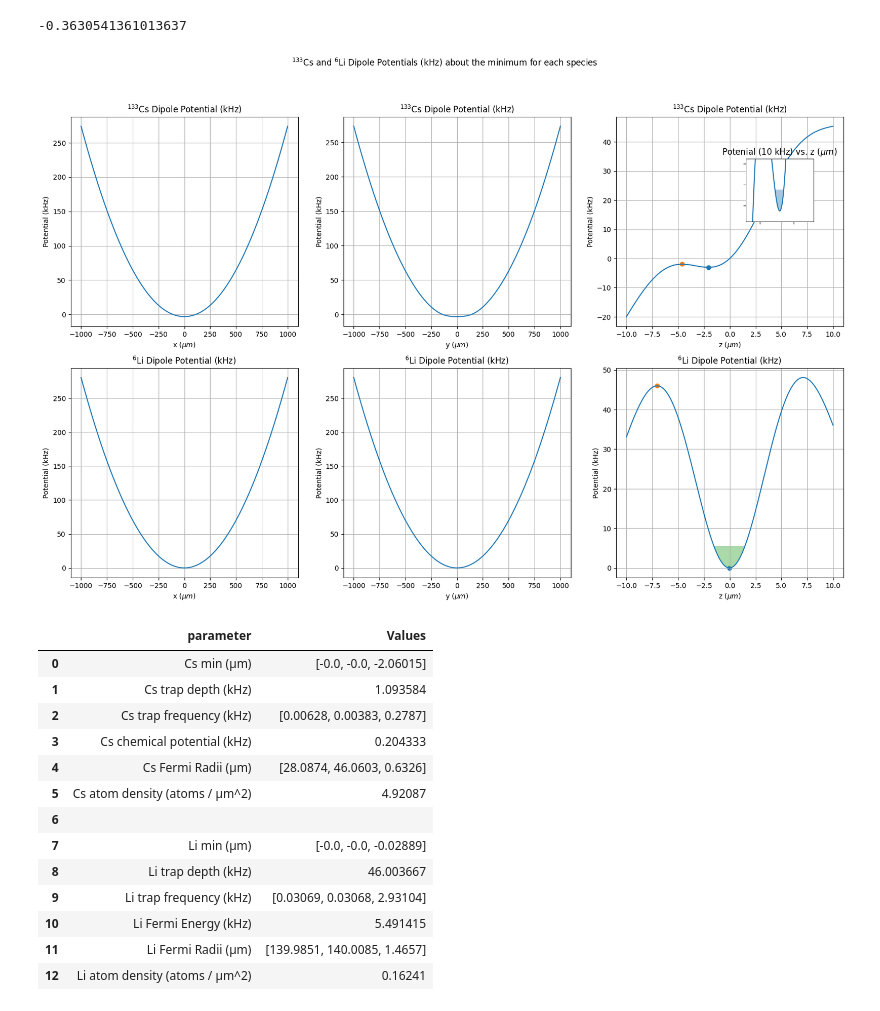
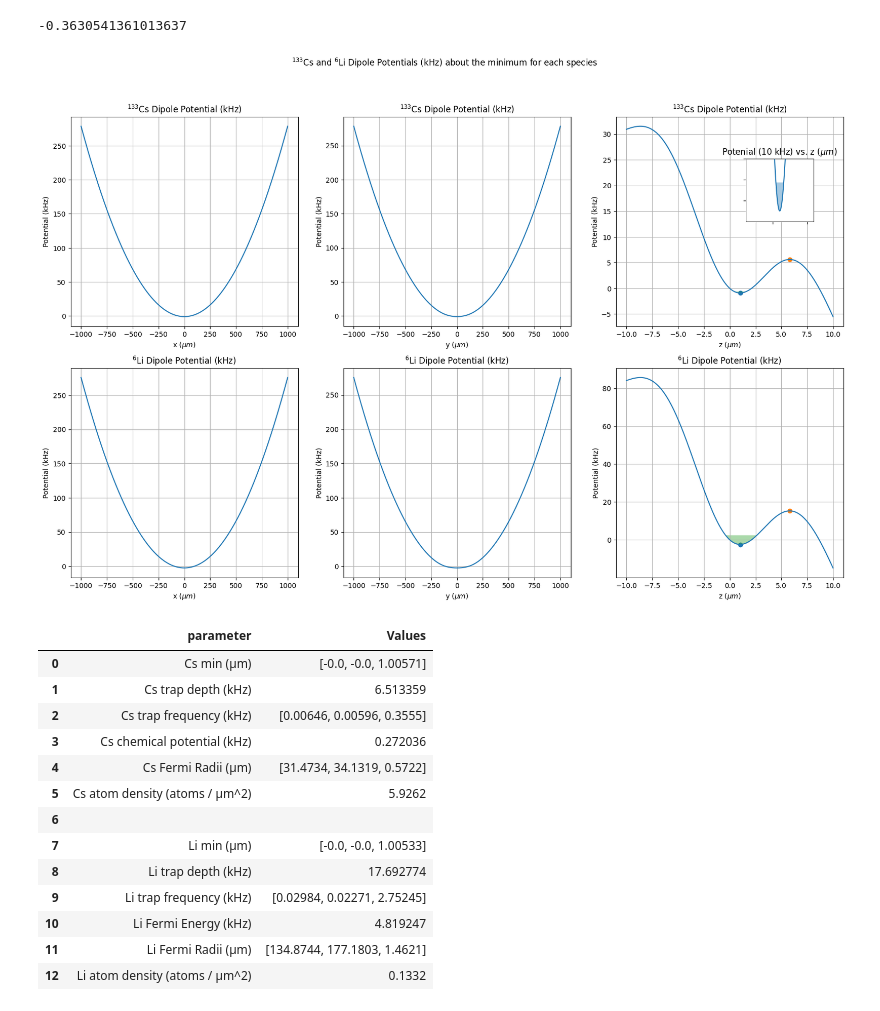
Before and after one commit to Mouhamedm17/DipoleTrappingCalculations, a Jupyter notebook: FlatTrap.ipynb, the cells around one changed output. Cells and saved outputs as stored; diff of their text form; code cells hidden in the pictures.

Commit message:
current flat trap results with a magnetic field gradient to improve overlap in z-direction

```diff
--- a/FlatTrap.ipynb
+++ b/FlatTrap.ipynb
@@ -343,13 +343,13 @@ def plot_total_potential(potens, ranges, const_vals, main_title, trap=None):
         axs[0,2].scatter(cs_z1*1e6, cs_max_poten)
 
         cs_threshold = cs_min_poten + chem_potens[0]
-        axs[0,2].fill_between(z*1e6, cs_vals_3, cs_threshold, where=(z > cs_z1) & (z < -cs_z1) & (cs_vals_3 < cs_threshold), alpha=0.4)
+        axs[0,2].fill_between(z*1e6, cs_vals_3, cs_threshold, where=(z < cs_z1) & (z > -cs_z1) & (cs_vals_3 < cs_threshold), alpha=0.4)
 
         axs[1,2].scatter(li_z0*1e6, li_min_poten)
         axs[1,2].scatter(li_z1*1e6, li_max_poten)
 
         li_threshold = li_min_poten + chem_potens[1]
-        axs[1,2].fill_between(z*1e6, li_vals_3, li_threshold, where=(z > li_z1) & (z < -li_z1) & (li_vals_3 < li_threshold), alpha=0.4)
+        axs[1,2].fill_between(z*1e6, li_vals_3, li_threshold, where=(z < li_z1) & (z > -li_z1) & (li_vals_3 < li_threshold), alpha=0.4)
 
         #add inset plot for cesium
         cs_zoom_min = cs_min_poten * 1e1
@@ -362,7 +362,7 @@ def plot_total_potential(potens, ranges, const_vals, main_title, trap=None):
 
         axins.plot(z*1e6, cs_zoom_vals)
 
-        axins.fill_between(z*1e6, cs_zoom_vals, cs_zoom_threshold, where=(z > cs_z1) & (z < -cs_z1) & (cs_zoom_vals < cs_zoom_threshold), alpha=0.4)
+        axins.fill_between(z*1e6, cs_zoom_vals, cs_zoom_threshold, where=(z < cs_z1) & (z > -cs_z1) & (cs_zoom_vals < cs_zoom_threshold), alpha=0.4)
         axins.tick_params(labelleft=False, labelbottom=False)
         axins.set_title(r"Potenial (10 kHz) vs. z ($\mu m$)")
 
@@ -1006,11 +1006,11 @@ class Trap_Calc():
         """
         #set bounds for minimization
         cs_min_bnds = ((-10, 10), (-10, 10), (-3, 4))
-        cs_max_bnds = ((-10, 10), (-10, 10), (-25, -3))
+        cs_max_bnds = ((-10, 10), (-10, 10), (3, 25))
         cs_x0_max = [0,0,-10]
 
         li_min_bnds = ((-10, 10), (-10, 10), (-4, 4))
-        li_max_bnds = ((-10, 10), (-10, 10), (-25, -3))
+        li_max_bnds = ((-10, 10), (-10, 10), (3, 25))
         li_x0_max = [0,0,-10]
 
         #minimize the potential for each species
@@ -1082,46 +1082,46 @@ class Trap_Calc():
         params = []
         vals = []
 
         #sort each parameter and value into lists
         for key in results:
             params.append(key)
             vals.append(results[key])
 
         #create the dataframe
         df = pd.DataFrame.from_dict({
             "parameter": params,
             "Values":vals
         })
 
         #display the dataframe
         pd.set_option('display.max_colwidth', None)
         display(df)
 
 plot_ranges = [1000e-6, 1000e-6, 10e-6]
 NCs = 2e4
 NLi = 1e4
 
-B0_overlap = 0
+B0_overlap = 0.3630541361013637
 
 #define potentials for each atom
 cs_poten = Potential(cs_trap_params, B0_overlap)
 li_poten = Potential(li_trap_params, B0_overlap)
 potentials = [cs_poten.total_potential, li_poten.total_potential]
 
 trap_calcs = Trap_Calc(potentials, NCs, NLi, plot_ranges)
 # %% [output]
-[figure, old version]
+[figure, new version]
 |  | parameter | Values |
-| 0 | Cs min (μm) | [-0.0, -0.0, -2.06015] |
-| 1 | Cs trap depth (kHz) | 1.093584 |
-| 2 | Cs trap frequency (kHz) | [0.00628, 0.00383, 0.2787] |
-| 3 | Cs chemical potential (kHz) | 0.204333 |
-| 4 | Cs Fermi Radii (μm) | [28.0874, 46.0603, 0.6326] |
-| 5 | Cs atom density (atoms / μm^2) | 4.92087 |
+| 0 | Cs min (μm) | [-0.0, -0.0, 1.00571] |
+| 1 | Cs trap depth (kHz) | 6.513359 |
+| 2 | Cs trap frequency (kHz) | [0.00646, 0.00596, 0.3555] |
+| 3 | Cs chemical potential (kHz) | 0.272036 |
+| 4 | Cs Fermi Radii (μm) | [31.4734, 34.1319, 0.5722] |
+| 5 | Cs atom density (atoms / μm^2) | 5.9262 |
 | 6 |  |  |
-| 7 | Li min (μm) | [-0.0, -0.0, -0.02889] |
-| 8 | Li trap depth (kHz) | 46.003667 |
-| 9 | Li trap frequency (kHz) | [0.03069, 0.03068, 2.93104] |
-| 10 | Li Fermi Energy (kHz) | 5.491415 |
-| 11 | Li Fermi Radii (μm) | [139.9851, 140.0085, 1.4657] |
-| 12 | Li atom density (atoms / μm^2) | 0.16241 |
+| 7 | Li min (μm) | [-0.0, -0.0, 1.00533] |
+| 8 | Li trap depth (kHz) | 17.692774 |
+| 9 | Li trap frequency (kHz) | [0.02984, 0.02271, 2.75245] |
+| 10 | Li Fermi Energy (kHz) | 4.819247 |
+| 11 | Li Fermi Radii (μm) | [134.8744, 177.1803, 1.4621] |
+| 12 | Li atom density (atoms / μm^2) | 0.1332 |
```
